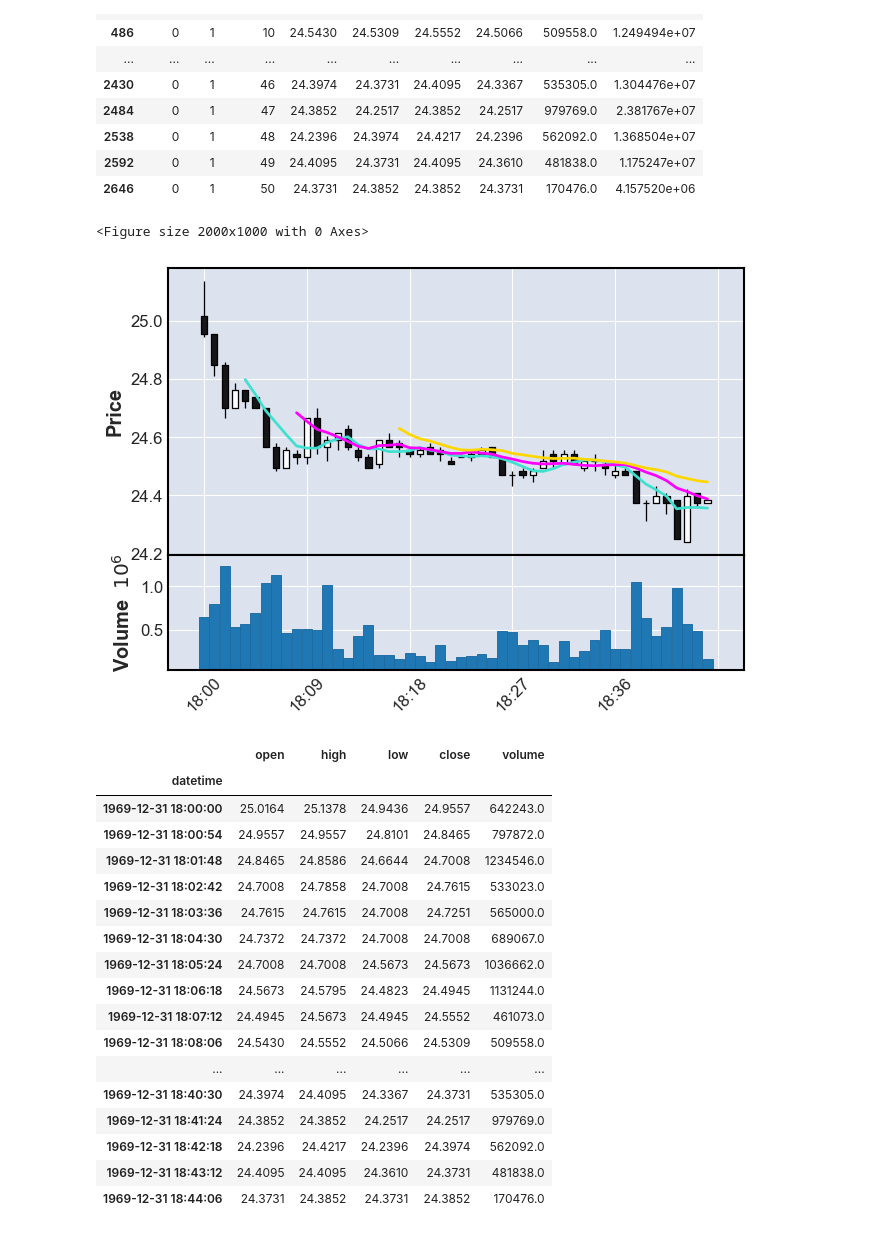
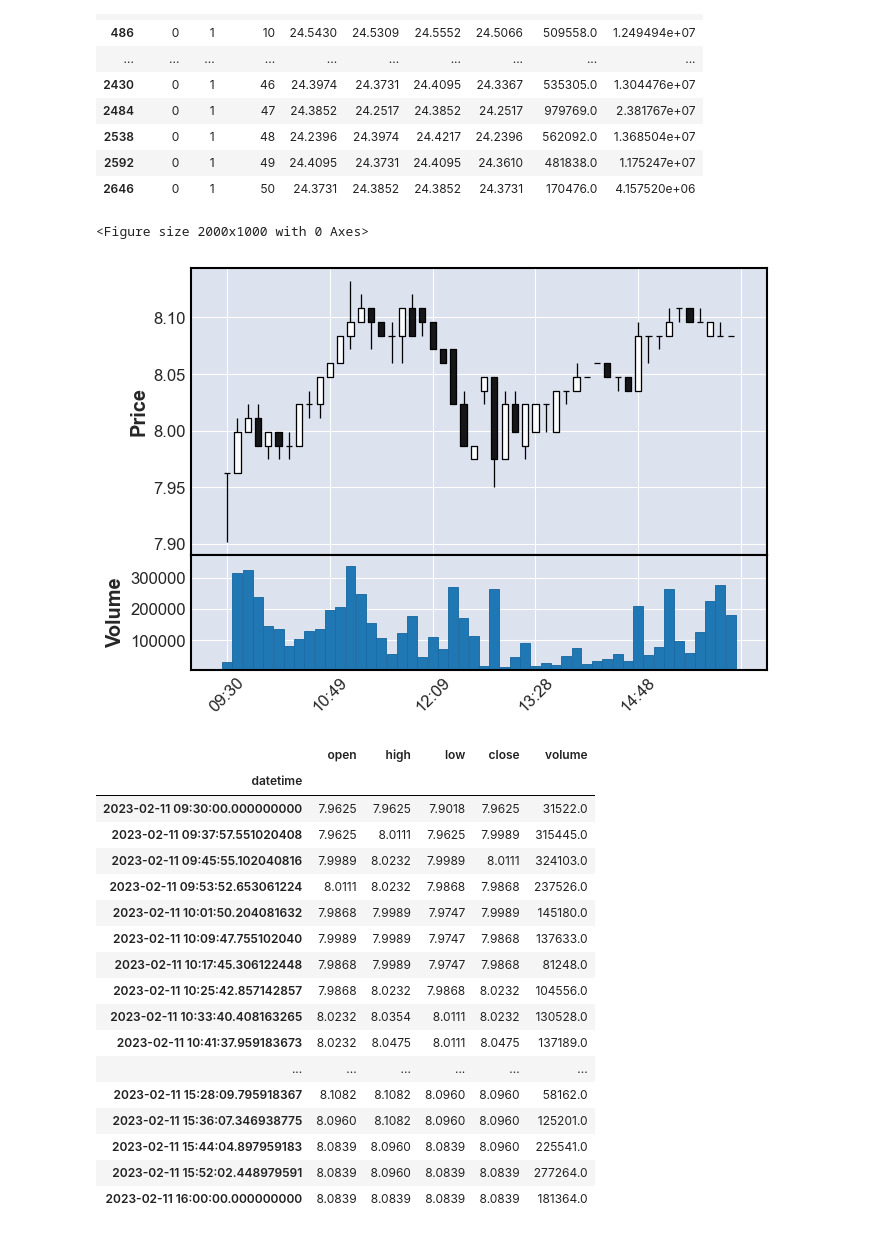
Before and after one commit to owen8877/qids-2023-comp, a Jupyter notebook: playground/all_in_ethereum/test.ipynb, the cells around one changed output. Drawn from its saved outputs; the diff is of its cells as text; code cells hidden in the pictures.

Commit message:
the price_volume function added

```diff
--- a/playground/all_in_ethereum/test.ipynb
+++ b/playground/all_in_ethereum/test.ipynb
@@ -30,40 +28,42 @@ dataset.market[(dataset.market.asset == 0) & (dataset.market.day == 1)]
 | 2592 | 0 | 1 | 49 | 24.4095 | 24.3731 | 24.4095 | 24.3610 | 481838.0 | 1.175247e+07 |
 | 2646 | 0 | 1 | 50 | 24.3731 | 24.3852 | 24.3852 | 24.3731 | 170476.0 | 4.157520e+06 |
 # %%
+import pandas as pd
 from pandas import DataFrame
 import mplfinance as mpl
 from datetime import datetime
 import matplotlib.pyplot as plt
 
+
 def plot_price_volume(df: DataFrame, asset: int, day: int):
     new_df = df.loc[(df.asset == asset) & (df.day == day)]
     new_df = new_df[['open', 'high', 'low', 'close', 'volume']]
-    new_df['datetime'] = new_df.index.map(lambda x: datetime.fromtimestamp(x))
+    new_df['datetime'] =  pd.date_range(start='9:30', end='16:00', periods=len(new_df))
     new_df = new_df.set_index('datetime')
     plt.figure(figsize=(20, 10))
-    mpl.plot(new_df, type='candle', volume=True, mav=(5, 10, 20))
+    mpl.plot(new_df, type='candle', volume=True)
     plt.show()
     return new_df
 
-plot_price_volume(dataset.market, asset=0, day=1)
+plot_price_volume(dataset.market, asset=14, day=3)
 # %% [output]
 <Figure size 2000x1000 with 0 Axes>
-[figure, old version]
+[figure, new version]
 |  | open | high | low | close | volume |
 | datetime |  |  |  |  |  |
-| 1969-12-31 18:00:00 | 25.0164 | 25.1378 | 24.9436 | 24.9557 | 642243.0 |
-| 1969-12-31 18:00:54 | 24.9557 | 24.9557 | 24.8101 | 24.8465 | 797872.0 |
-| 1969-12-31 18:01:48 | 24.8465 | 24.8586 | 24.6644 | 24.7008 | 1234546.0 |
-| 1969-12-31 18:02:42 | 24.7008 | 24.7858 | 24.7008 | 24.7615 | 533023.0 |
-| 1969-12-31 18:03:36 | 24.7615 | 24.7615 | 24.7008 | 24.7251 | 565000.0 |
-| 1969-12-31 18:04:30 | 24.7372 | 24.7372 | 24.7008 | 24.7008 | 689067.0 |
-| 1969-12-31 18:05:24 | 24.7008 | 24.7008 | 24.5673 | 24.5673 | 1036662.0 |
-| 1969-12-31 18:06:18 | 24.5673 | 24.5795 | 24.4823 | 24.4945 | 1131244.0 |
-| 1969-12-31 18:07:12 | 24.4945 | 24.5673 | 24.4945 | 24.5552 | 461073.0 |
-| 1969-12-31 18:08:06 | 24.5430 | 24.5552 | 24.5066 | 24.5309 | 509558.0 |
+| 2023-02-11 09:30:00.000000000 | 7.9625 | 7.9625 | 7.9018 | 7.9625 | 31522.0 |
+| 2023-02-11 09:37:57.551020408 | 7.9625 | 8.0111 | 7.9625 | 7.9989 | 315445.0 |
+| 2023-02-11 09:45:55.102040816 | 7.9989 | 8.0232 | 7.9989 | 8.0111 | 324103.0 |
+| 2023-02-11 09:53:52.653061224 | 8.0111 | 8.0232 | 7.9868 | 7.9868 | 237526.0 |
+| 2023-02-11 10:01:50.204081632 | 7.9868 | 7.9989 | 7.9747 | 7.9989 | 145180.0 |
+| 2023-02-11 10:09:47.755102040 | 7.9989 | 7.9989 | 7.9747 | 7.9868 | 137633.0 |
+| 2023-02-11 10:17:45.306122448 | 7.9868 | 7.9989 | 7.9747 | 7.9868 | 81248.0 |
+| 2023-02-11 10:25:42.857142857 | 7.9868 | 8.0232 | 7.9868 | 8.0232 | 104556.0 |
+| 2023-02-11 10:33:40.408163265 | 8.0232 | 8.0354 | 8.0111 | 8.0232 | 130528.0 |
+| 2023-02-11 10:41:37.959183673 | 8.0232 | 8.0475 | 8.0111 | 8.0475 | 137189.0 |
 | ... | ... | ... | ... | ... | ... |
-| 1969-12-31 18:40:30 | 24.3974 | 24.4095 | 24.3367 | 24.3731 | 535305.0 |
-| 1969-12-31 18:41:24 | 24.3852 | 24.3852 | 24.2517 | 24.2517 | 979769.0 |
-| 1969-12-31 18:42:18 | 24.2396 | 24.4217 | 24.2396 | 24.3974 | 562092.0 |
-| 1969-12-31 18:43:12 | 24.4095 | 24.4095 | 24.3610 | 24.3731 | 481838.0 |
-| 1969-12-31 18:44:06 | 24.3731 | 24.3852 | 24.3731 | 24.3852 | 170476.0 |
+| 2023-02-11 15:28:09.795918367 | 8.1082 | 8.1082 | 8.0960 | 8.0960 | 58162.0 |
+| 2023-02-11 15:36:07.346938775 | 8.0960 | 8.1082 | 8.0960 | 8.0960 | 125201.0 |
+| 2023-02-11 15:44:04.897959183 | 8.0839 | 8.0960 | 8.0839 | 8.0960 | 225541.0 |
+| 2023-02-11 15:52:02.448979591 | 8.0839 | 8.0960 | 8.0839 | 8.0839 | 277264.0 |
+| 2023-02-11 16:00:00.000000000 | 8.0839 | 8.0839 | 8.0839 | 8.0839 | 181364.0 |
```
Also changed, not shown: parts of 1 cell of this notebook, 1 other file.
